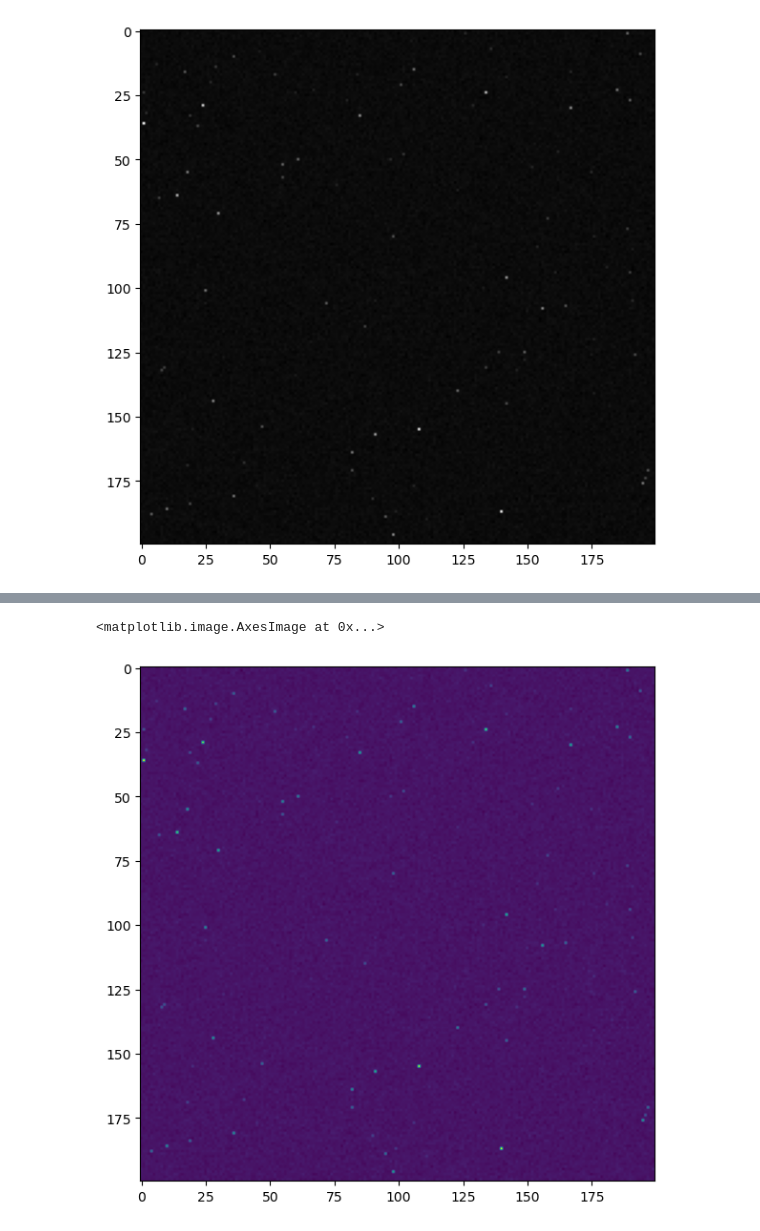
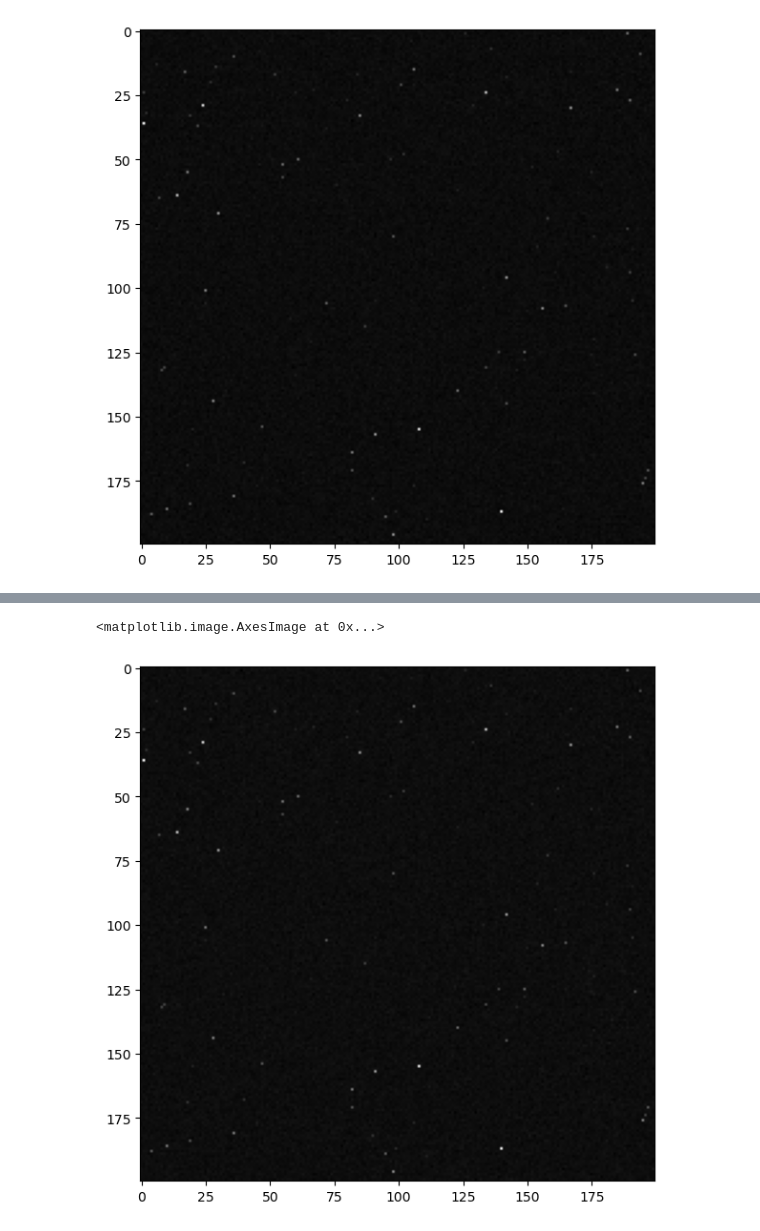
Before and after one commit to jarods00/PHYS434, a Jupyter notebook: Lab 4.ipynb, the cells around one changed output, grey strips where cells are left out. Cells and saved outputs as stored; diff of their text form; code cells hidden in the pictures.

```diff
--- a/Lab 4.ipynb
+++ b/Lab 4.ipynb
@@ -263,16 +249,10 @@ ax.imshow(image_5)
 # %%
 fig, ax = plt.subplots(1, 1, figsize = (7,7))
 
-image_6 = []
-for i in range(len(imagestack)):
-    image_6.append([])
-    for j in range(len(imagestack[i])):
-        image_6[i].append(imagestack[i][j][5])
-
-ax.imshow(image_6)
+ax.imshow(imagestack[:,:,5], cmap = 'gray')
 # %% [output]
 <matplotlib.image.AxesImage at 0x...>
-[figure, old version]
+[figure, new version]
 # %%
 fig, ax = plt.subplots(1, 1, figsize = (7,7))
 
```
Also changed, not shown: parts of 11 cells of this notebook.
